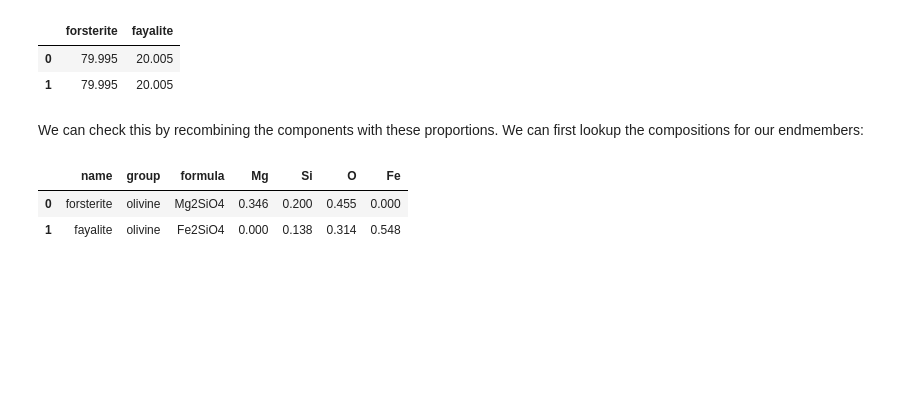
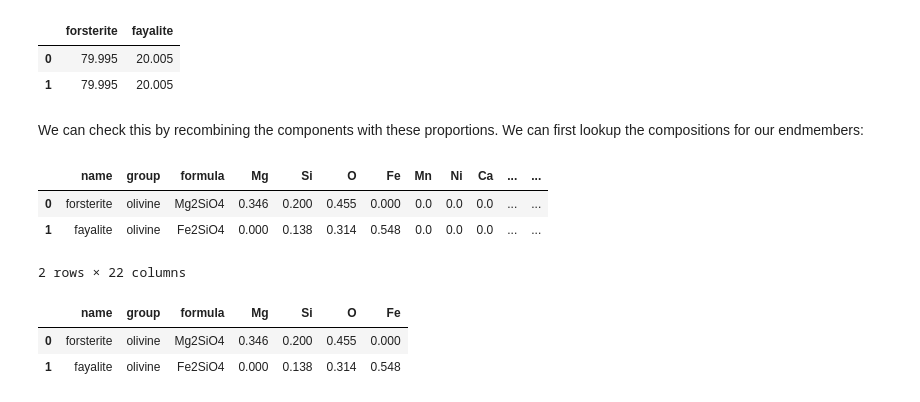
Before and after one commit to morganjwilliams/202103-MQ-pyrolite-workshop, a Jupyter notebook: notebooks/06_minerals.ipynb, the cells around one changed output. Saved outputs shown, nothing was run; the diff lists cells and outputs as text; code cells hidden in the pictures; blank space fills up the shorter version.

```diff
--- a/notebooks/06_minerals.ipynb
+++ b/notebooks/06_minerals.ipynb
@@ -128,4 +152,12 @@ ed
 # %% [markdown]
 We can check this by recombining the components with these proportions. We can first
 lookup the compositions for our endmembers:
+# %%
+em = pd.DataFrame([get_mineral("forsterite"), get_mineral("fayalite")])  # build a dataframe of our endmembers
+em
+# %% [output]
+|  | name | group | formula | Mg | Si | O | Fe | Mn | Ni | Ca | ... | ... |
+| 0 | forsterite | olivine | Mg2SiO4 | 0.346 | 0.200 | 0.455 | 0.000 | 0.0 | 0.0 | 0.0 | ... | ... |
+| 1 | fayalite | olivine | Fe2SiO4 | 0.000 | 0.138 | 0.314 | 0.548 | 0.0 | 0.0 | 0.0 | ... | ... |
+2 rows × 22 columns
 # %%
```
Also changed, not shown: parts of 10 cells of this notebook.
